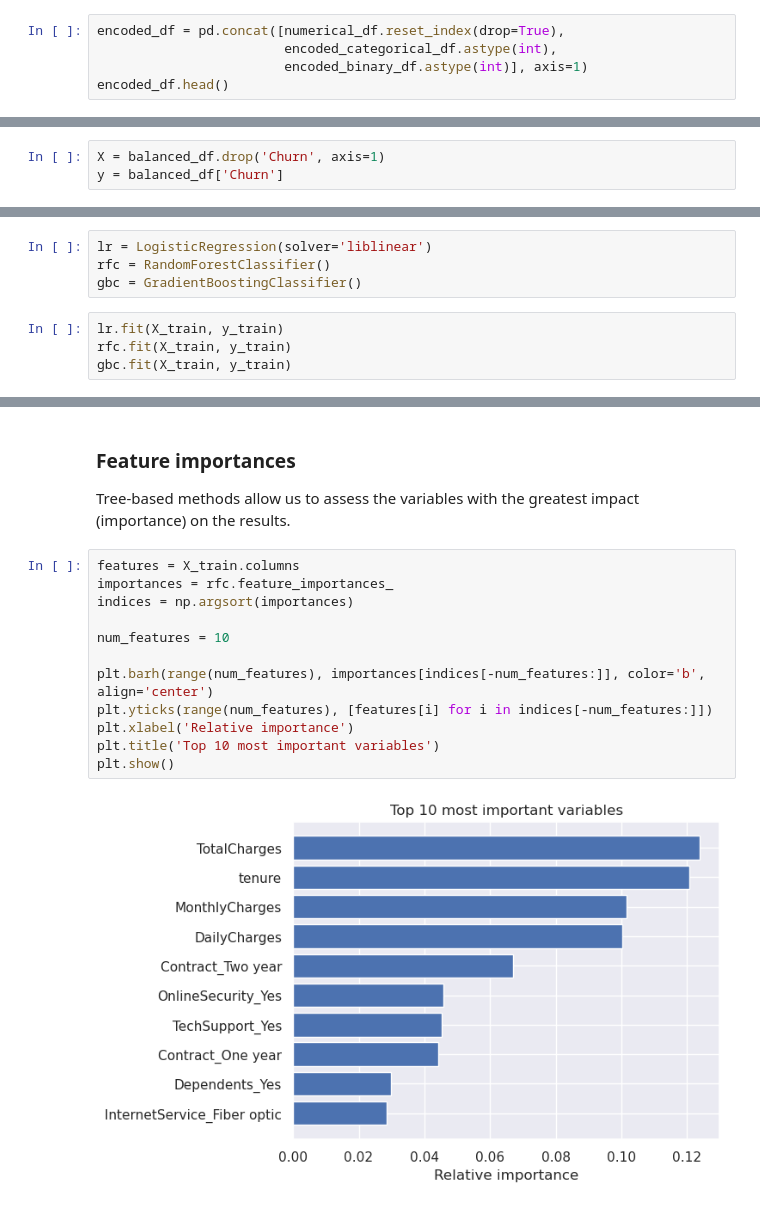
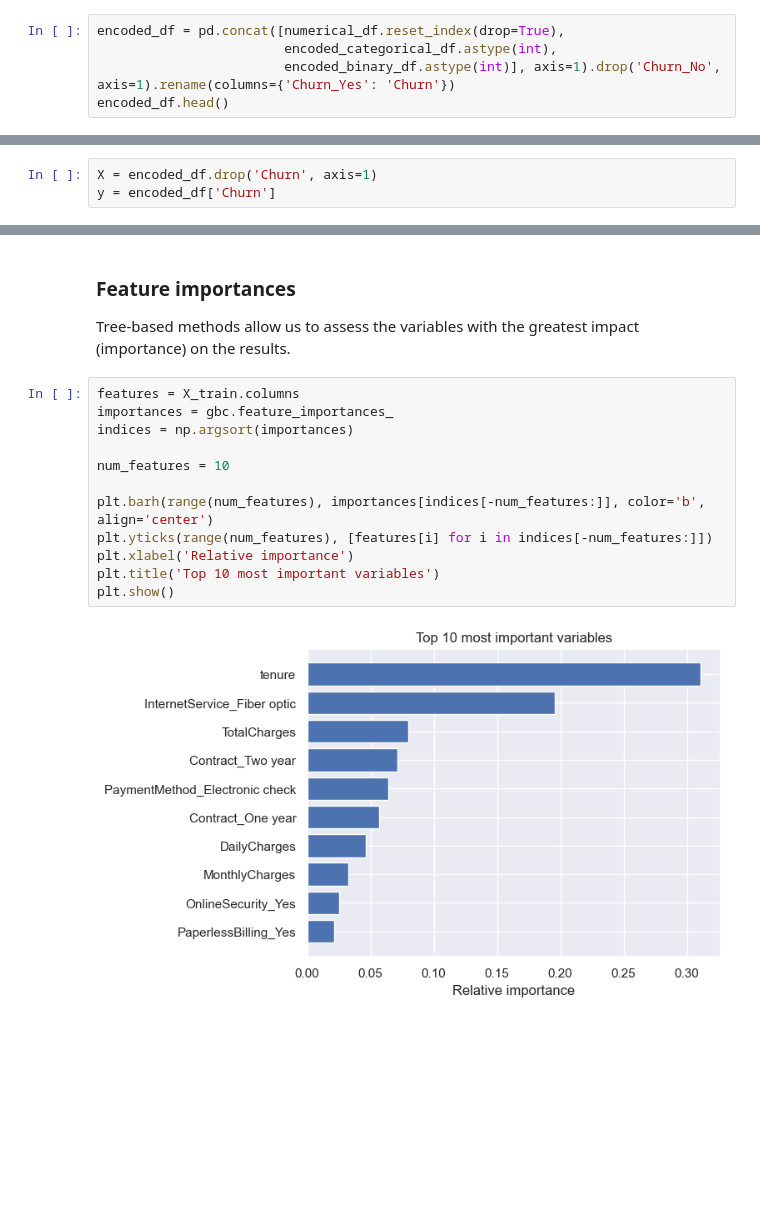
Before and after one commit to luanpbrasil/alura-voz-churn-prediction, a Jupyter notebook: churn_prediction.ipynb, the cells around one changed output, grey strips where cells are left out. Drawn from its saved outputs; the diff is of its cells as text; blank space fills up the shorter version.

```diff
--- a/churn_prediction.ipynb
+++ b/churn_prediction.ipynb
@@ -419,7 +425,7 @@ numerical_df.head()
 # %%
 encoded_df = pd.concat([numerical_df.reset_index(drop=True),
                         encoded_categorical_df.astype(int),
-                        encoded_binary_df.astype(int)], axis=1)
+                        encoded_binary_df.astype(int)], axis=1).drop('Churn_No', axis=1).rename(columns={'Churn_Yes': 'Churn'})
 encoded_df.head()
 # %% [output]
 |  | tenure | MonthlyCharges | TotalCharges | DailyCharges | MultipleLines_No phone service | MultipleLines_Yes | ... |
@@ -487,7 +527,7 @@ balanced_df.head()
 
 Before training our model, we need to split our data into a training set and a test set, with no intersection between them. In other words, data from the test set should not be present in the training set and vice versa. By doing this, when testing the model after training it, we ensure that we are not transferring the bias from the training set to the test data.
 # %%
-X = balanced_df.drop('Churn', axis=1)
-y = balanced_df['Churn']
+X = encoded_df.drop('Churn', axis=1)
+y = encoded_df['Churn']
 # %%
 X_train, X_test, y_train, y_test = train_test_split(X, y, test_size=0.3, random_state=42)
@@ -530,11 +596,3 @@ Gradient Boosting is a supervised learning algorithm that constructs a predictiv
 Unlike Random Forest, where trees are built independently and in parallel, Gradient Boosting works iteratively, where each new tree is trained to correct the residual errors left by the previous models. During training, the algorithm adjusts the model parameters in the direction that minimizes the errors of the previous model.
 
 <img src="https://miro.medium.com/v2/resize:fit:1400/1*OZPOQUKiaVmZOEMm_-8iYA.png" alt="drawing" width="600"/>
-# %%
-lr = LogisticRegression(solver='liblinear')
-rfc = RandomForestClassifier()
-gbc = GradientBoostingClassifier()
-# %%
-lr.fit(X_train, y_train)
-rfc.fit(X_train, y_train)
-gbc.fit(X_train, y_train)
@@ -637,15 +804,15 @@ Based on the evaluation metrics, we can choose Random Forest as our main model,
 Tree-based methods allow us to assess the variables with the greatest impact (importance) on the results.
 # %%
 features = X_train.columns
-importances = rfc.feature_importances_
+importances = gbc.feature_importances_
 indices = np.argsort(importances)
 
 num_features = 10
 
 plt.barh(range(num_features), importances[indices[-num_features:]], color='b', align='center')
 plt.yticks(range(num_features), [features[i] for i in indices[-num_features:]])
 plt.xlabel('Relative importance')
 plt.title('Top 10 most important variables')
 plt.show()
 # %% [output]
-[figure, old version]
+[figure, new version]
```
Also changed, not shown: parts of 36 cells of this notebook, 2 other files.
